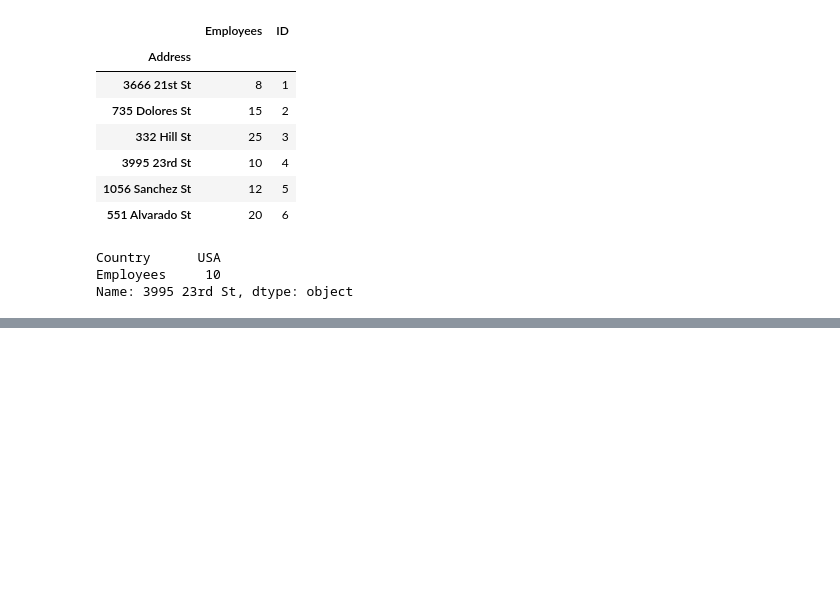
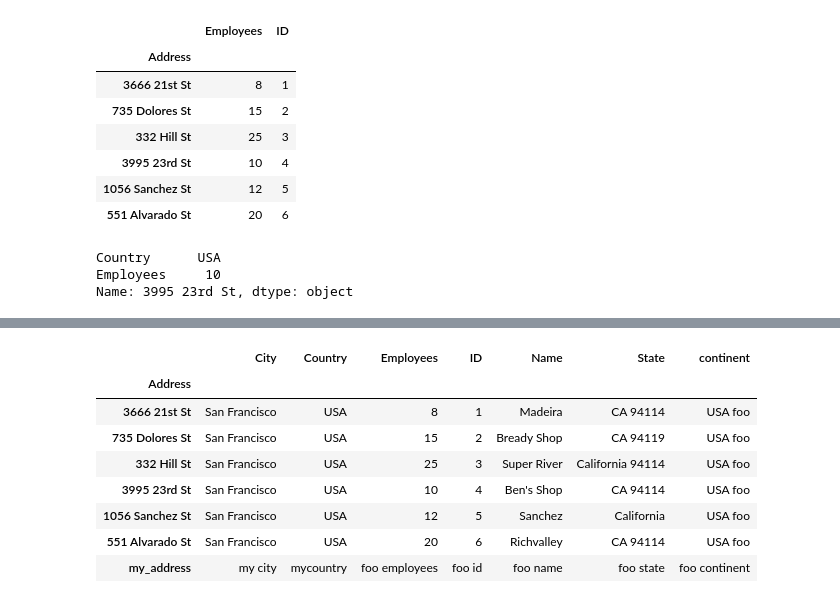
Before and after one commit to akshar/python-playground, a Jupyter notebook: pandas/noob.ipynb, the cells around one changed output, grey strips where cells are left out. Saved outputs shown, nothing was run; the diff lists cells and outputs as text; code cells hidden in the pictures; blank space fills up the shorter version.

Commit message:
adding columns & rows

```diff
--- a/pandas/noob.ipynb
+++ b/pandas/noob.ipynb
@@ -62,0 +141,2 @@ Name: 3995 23rd St, dtype: object
+# %%
+df["continent"] = df["Country"] + " " + "foo"  # Add colum
@@ -62,0 +154,2 @@ Name: 3995 23rd St, dtype: object
+# %%
+df_t = df.T   # Add New row
@@ -62,0 +167,2 @@ Name: 3995 23rd St, dtype: object
+# %%
+df_t["my_address"] = ["my city", "mycountry", "foo employees", "foo id","foo name", "foo state", "foo continent"]
@@ -62,0 +180,14 @@ Name: 3995 23rd St, dtype: object
+# %%
+df = df_t.T
+# %%
+df
+# %% [output]
+|  | City | Country | Employees | ID | Name | State | continent |
+| Address |  |  |  |  |  |  |  |
+| 3666 21st St | San Francisco | USA | 8 | 1 | Madeira | CA 94114 | USA foo |
+| 735 Dolores St | San Francisco | USA | 15 | 2 | Bready Shop | CA 94119 | USA foo |
+| 332 Hill St | San Francisco | USA | 25 | 3 | Super River | California 94114 | USA foo |
+| 3995 23rd St | San Francisco | USA | 10 | 4 | Ben's Shop | CA 94114 | USA foo |
+| 1056 Sanchez St | San Francisco | USA | 12 | 5 | Sanchez | California | USA foo |
+| 551 Alvarado St | San Francisco | USA | 20 | 6 | Richvalley | CA 94114 | USA foo |
+| my_address | my city | mycountry | foo employees | foo id | foo name | foo state | foo continent |
```
Also changed, not shown: parts of 13 cells of this notebook.
